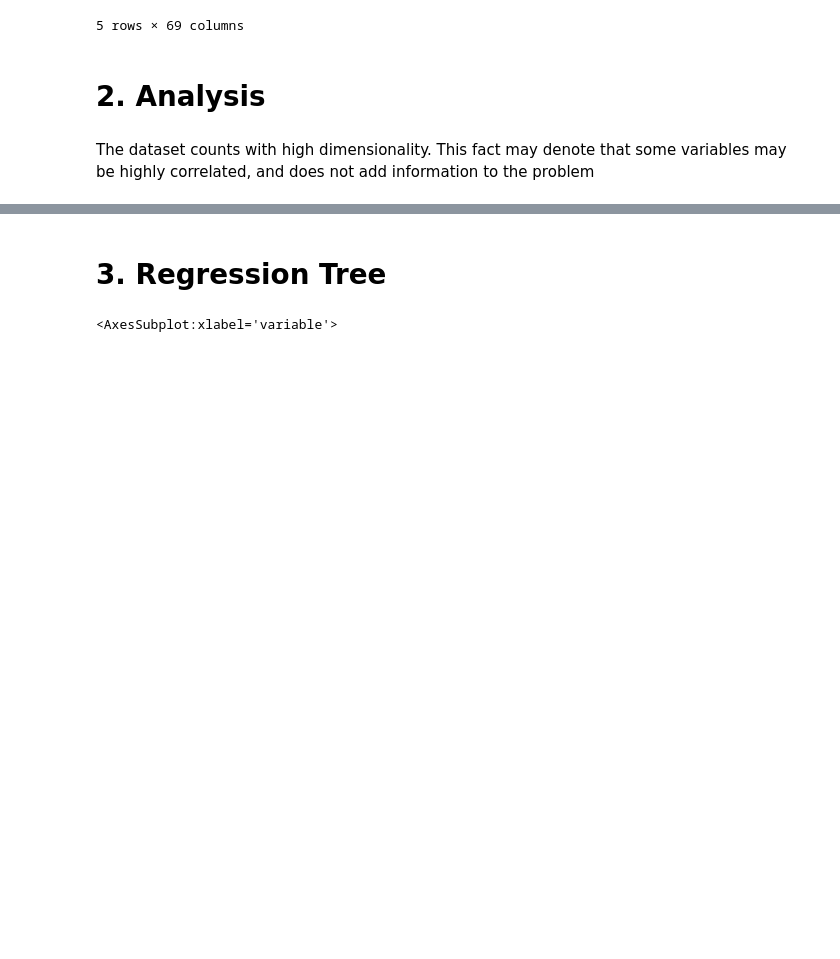
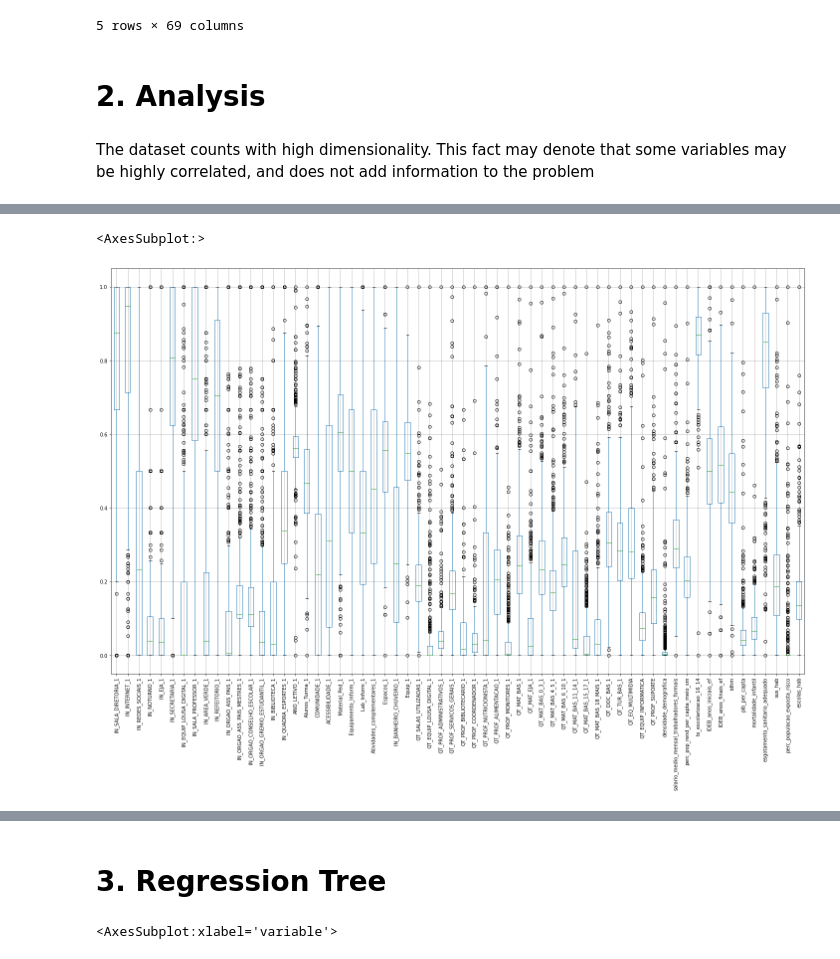
Before and after one commit to CaioFerreiraB/sp_crime_and_education, a Jupyter notebook: Exploratory_analysis.ipynb, the cells around one changed output, grey strips where cells are left out. Drawn from its saved outputs; the diff is of its cells as text; code cells hidden in the pictures; blank space fills up the shorter version.

```diff
--- a/Exploratory_analysis.ipynb
+++ b/Exploratory_analysis.ipynb
@@ -53,0 +47,20 @@ sns.pairplot(df[['furtos_hab', 'homicidios_hab', 'idhm', 'escolas_hab', 'salario
+# %%
+cols = df.columns.to_list()
+cols.remove('NO_MUNICIPIO')
+cols.remove('furtos_hab')
+cols.remove('homicidios_hab')
+cols.remove('Furto')
+cols.remove('Homicidios')
+cols.remove('nEscolas')
+cols.remove('populacao_estimada')
+# print(len(cols))
+
+# fig, axes = plt.subplots(nrows=7, ncols=1)
+
+# df[cols[0:10]].boxplot(rot=90, ax=axes[0])
+# df[cols[10:20]].boxplot(rot=90, ax=axes[1])
+
+df[cols].boxplot(rot=90, figsize=(25, 15))
+# %% [output]
+<AxesSubplot:>
+[figure, added]
```
Also changed, not shown: parts of 10 cells of this notebook.
